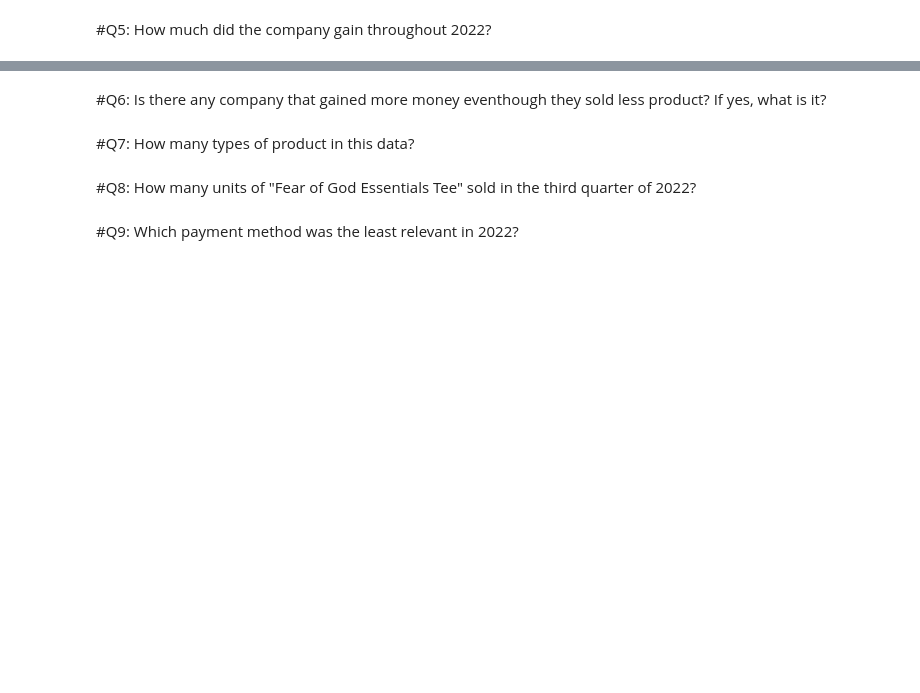
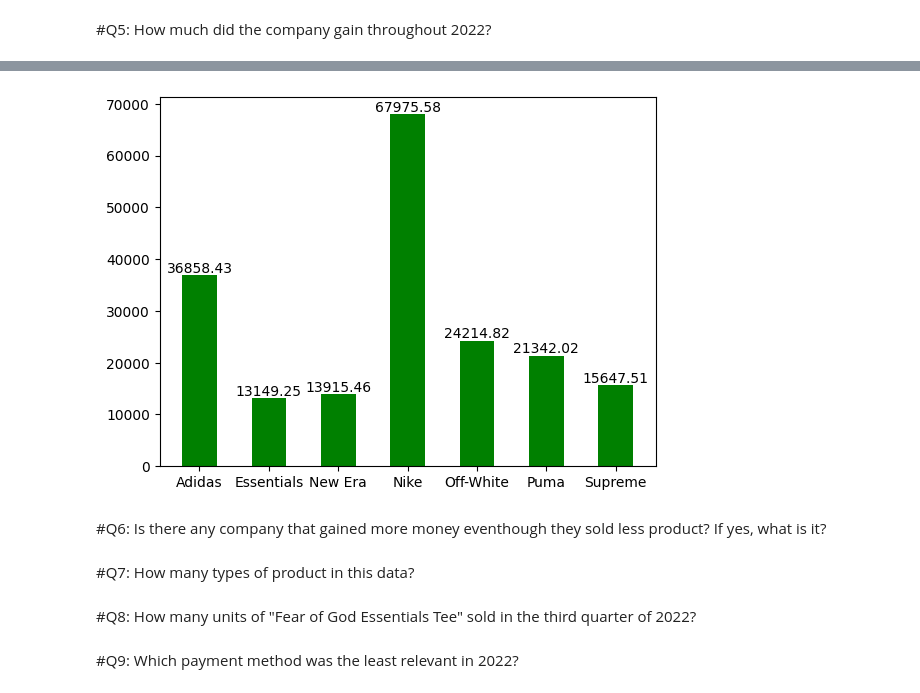
Before and after one commit to kalebcwag/Sneakers-and-Streetwears-Sales-Analytics, a Jupyter notebook: notebook.ipynb, the cells around one changed output, grey strips where cells are left out. Drawn from its saved outputs; the diff is of its cells as text; code cells hidden in the pictures; blank space fills up the shorter version.

```diff
--- a/notebook.ipynb
+++ b/notebook.ipynb
@@ -143,2 +203,10 @@ plt.show()
 # %% [markdown]
 #Q5: How much did the company gain throughout 2022?
+# %%
+gains = df[["Brand", "Amount ($)"]]
+
+gains_by_company = gains.groupby("Brand", as_index=False).sum()
+
+gains_by_company = gains_by_company[["Brand", "Amount ($)"]]
+
+gains_by_company
@@ -145,3 +222,14 @@ plt.show()
+# %%
+plt.bar(gains_by_company["Brand"].values, gains_by_company["Amount ($)"].values, width=0.5, color="green")
+plt.xticks(rotation=0)
+plt.margins(x=0.05)
+
+for i, value in enumerate(gains_by_company["Amount ($)"].values):
+    plt.text(i, value, str(value), ha="center", va="bottom")
+
+plt.show()
+# %% [output]
+[figure, added]
 # %% [markdown]
 #Q6: Is there any company that gained more money eventhough they sold less product? If yes, what is it?
 # %% [markdown]
```
Also changed, not shown: parts of 6 cells of this notebook.
